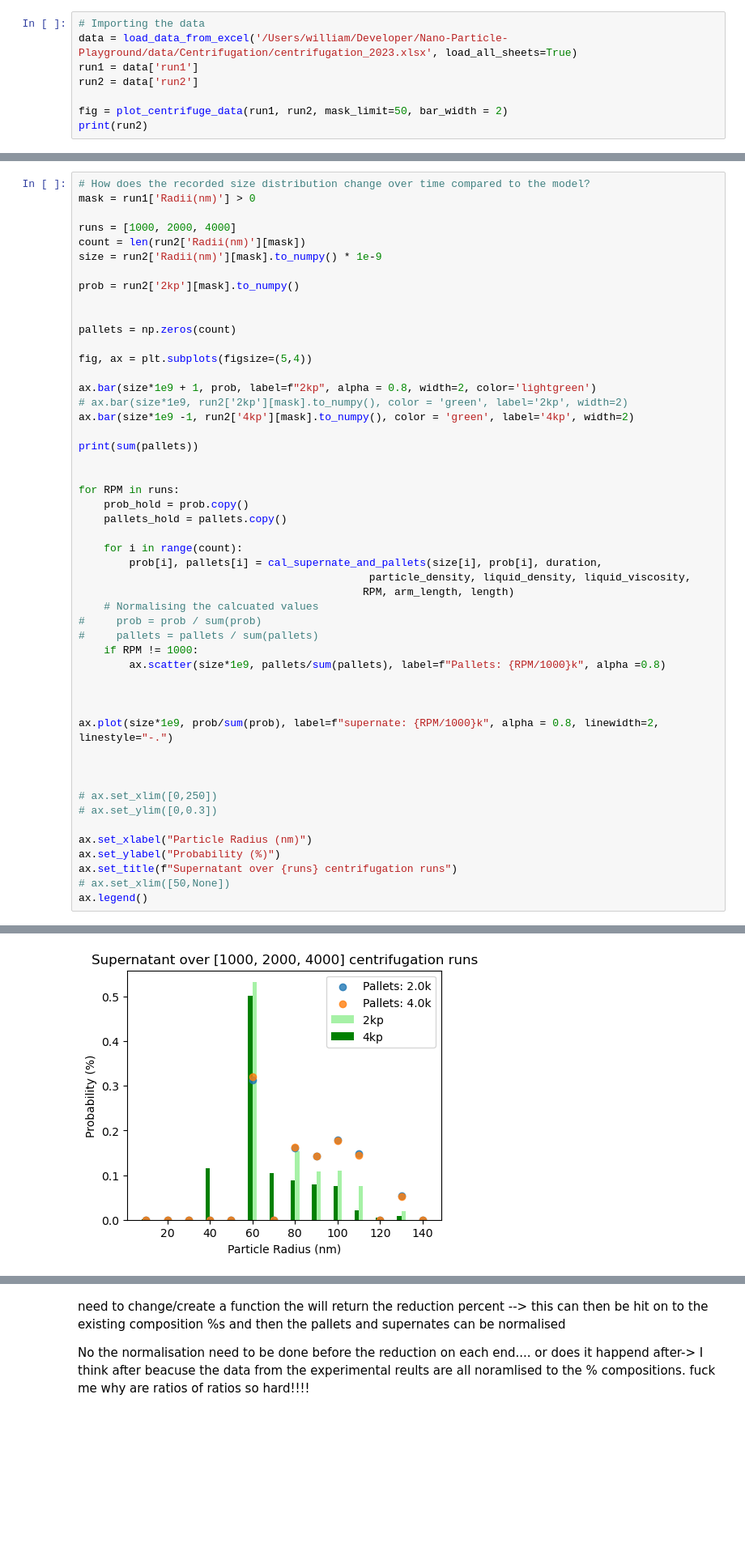
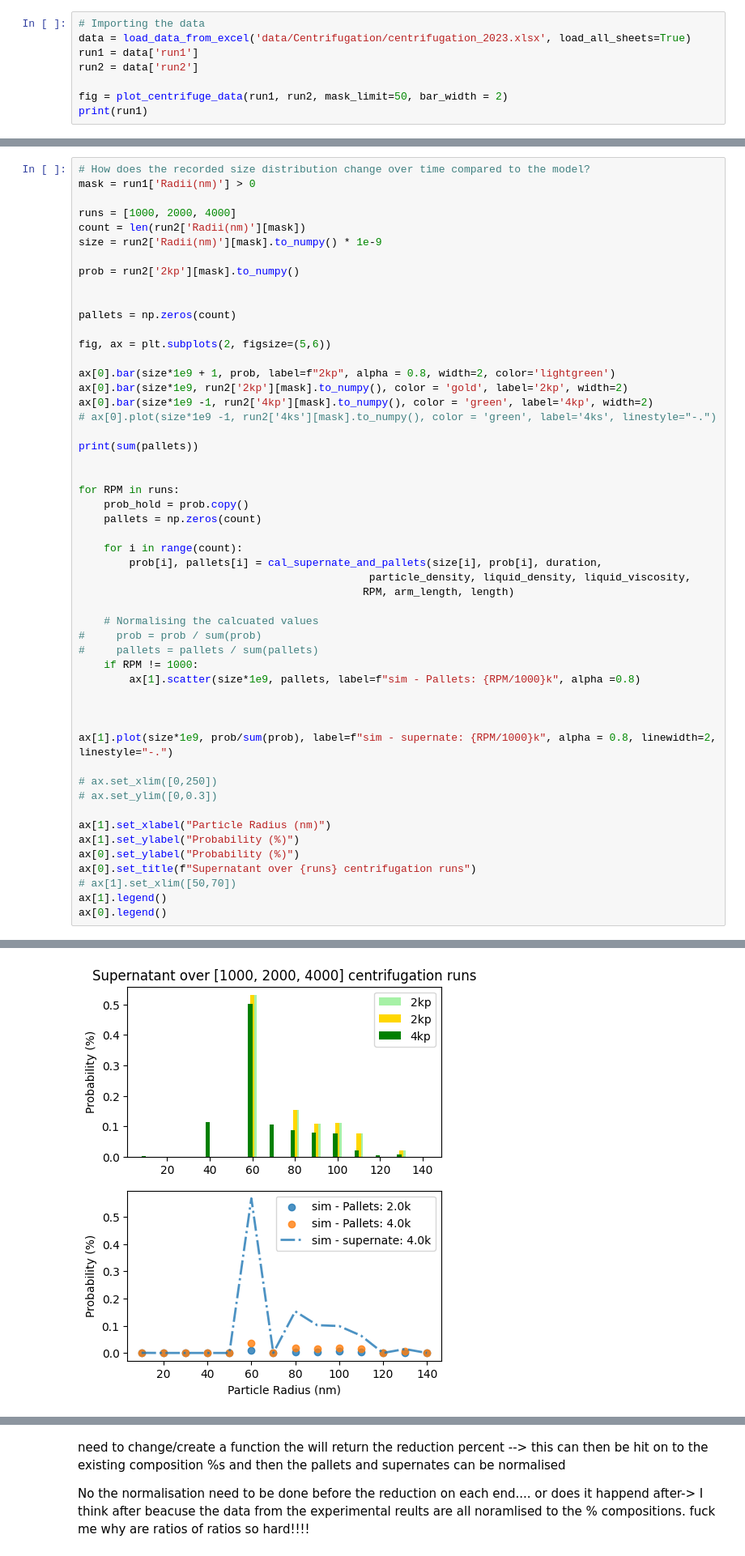
Before and after one commit to williammcmp/Nano-Particle-Playground, a Jupyter notebook: testing.ipynb, the cells around one changed output, grey strips where cells are left out. Shown at 81% size. Saved outputs shown, nothing was run; the diff lists cells and outputs as text; blank space fills up the shorter version.

```diff
--- a/testing.ipynb
+++ b/testing.ipynb
@@ -29,10 +30,10 @@ liquid_viscosity = 1 # water (mPa.s)
 particle_density = 2330 # silicon (kg.m^2)
 # %%
 # Importing the data
-data = load_data_from_excel('/Users/william/Developer/Nano-Particle-Playground/data/Centrifugation/centrifugation_2023.xlsx', load_all_sheets=True)
+data = load_data_from_excel('data/Centrifugation/centrifugation_2023.xlsx', load_all_sheets=True)
 run1 = data['run1']
 run2 = data['run2']
 
 fig = plot_centrifuge_data(run1, run2, mask_limit=50, bar_width = 2)
-print(run2)
+print(run1)
 # %% [output]
@@ -64,45 +65,47 @@ prob = run2['2kp'][mask].to_numpy()
 
 
 pallets = np.zeros(count)
 
-fig, ax = plt.subplots(figsize=(5,4))
+fig, ax = plt.subplots(2, figsize=(5,6))
 
-ax.bar(size*1e9 + 1, prob, label=f"2kp", alpha = 0.8, width=2, color='lightgreen')
-# ax.bar(size*1e9, run2['2kp'][mask].to_numpy(), color = 'green', label='2kp', width=2)
-ax.bar(size*1e9 -1, run2['4kp'][mask].to_numpy(), color = 'green', label='4kp', width=2)
+ax[0].bar(size*1e9 + 1, prob, label=f"2kp", alpha = 0.8, width=2, color='lightgreen')
+ax[0].bar(size*1e9, run2['2kp'][mask].to_numpy(), color = 'gold', label='2kp', width=2)
+ax[0].bar(size*1e9 -1, run2['4kp'][mask].to_numpy(), color = 'green', label='4kp', width=2)
+# ax[0].plot(size*1e9 -1, run2['4ks'][mask].to_numpy(), color = 'green', label='4ks', linestyle="-.")
 
 print(sum(pallets))
 
 
 for RPM in runs:
     prob_hold = prob.copy()
-    pallets_hold = pallets.copy()
+    pallets = np.zeros(count)
 
     for i in range(count):
         prob[i], pallets[i] = cal_supernate_and_pallets(size[i], prob[i], duration,
                                               particle_density, liquid_density, liquid_viscosity,
                                              RPM, arm_length, length)
+
     # Normalising the calcuated values
 #     prob = prob / sum(prob)
 #     pallets = pallets / sum(pallets)
     if RPM != 1000:
-        ax.scatter(size*1e9, pallets/sum(pallets), label=f"Pallets: {RPM/1000}k", alpha =0.8)
+        ax[1].scatter(size*1e9, pallets, label=f"sim - Pallets: {RPM/1000}k", alpha =0.8)
 
 
 
-ax.plot(size*1e9, prob/sum(prob), label=f"supernate: {RPM/1000}k", alpha = 0.8, linewidth=2, linestyle="-.")
-
-
+ax[1].plot(size*1e9, prob/sum(prob), label=f"sim - supernate: {RPM/1000}k", alpha = 0.8, linewidth=2, linestyle="-.")
 
 # ax.set_xlim([0,250])
 # ax.set_ylim([0,0.3])
 
-ax.set_xlabel("Particle Radius (nm)")
-ax.set_ylabel("Probability (%)")
-ax.set_title(f"Supernatant over {runs} centrifugation runs")
-# ax.set_xlim([50,None])
-ax.legend()
+ax[1].set_xlabel("Particle Radius (nm)")
+ax[1].set_ylabel("Probability (%)")
+ax[0].set_ylabel("Probability (%)")
+ax[0].set_title(f"Supernatant over {runs} centrifugation runs")
+# ax[1].set_xlim([50,70])
+ax[1].legend()
+ax[0].legend()
 # %% [output]
 0.0
 <matplotlib.legend.Legend at 0x...>
-[figure, old version]
+[figure, new version]
```
Also changed, not shown: parts of 8 cells of this notebook.
